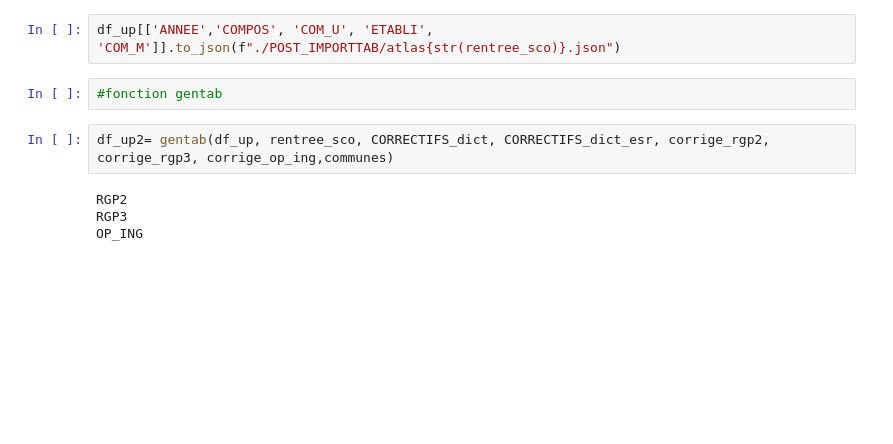
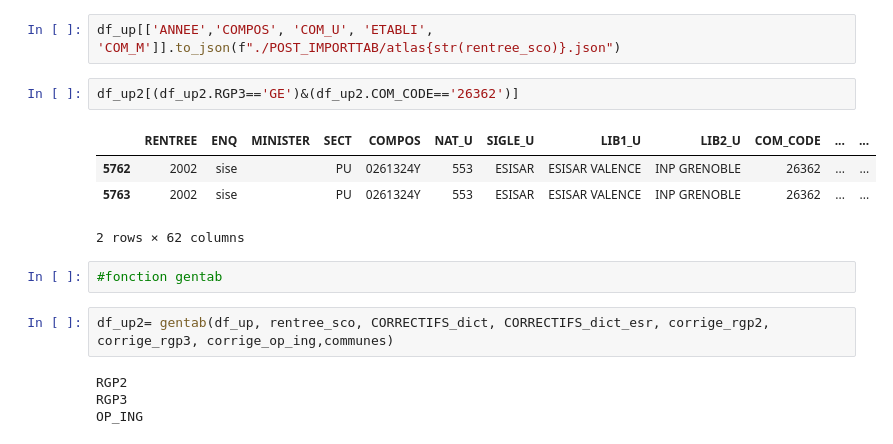
Before and after one commit to dataesr/atlas-opendata, a Jupyter notebook: 1_opendata_altlas_features_to_correct.ipynb, the cells around one changed output. Saved outputs shown, nothing was run; the diff lists cells and outputs as text; blank space fills up the shorter version.

```diff
--- a/1_opendata_altlas_features_to_correct.ipynb
+++ b/1_opendata_altlas_features_to_correct.ipynb
@@ -145,5 +135,12 @@ df_up.loc[df_up.FORMAT=='None']
 # %%
 df_up[['ANNEE','COMPOS', 'COM_U', 'ETABLI', 'COM_M']].to_json(f"./POST_IMPORTTAB/atlas{str(rentree_sco)}.json")
+# %%
+df_up2[(df_up2.RGP3=='GE')&(df_up2.COM_CODE=='26362')]
+# %% [output]
+|  | RENTREE | ENQ | MINISTER | SECT | COMPOS | NAT_U | SIGLE_U | LIB1_U | LIB2_U | COM_CODE | ... | ... |
+| 5762 | 2002 | sise |  | PU | 0261324Y | 553 | ESISAR | ESISAR VALENCE | INP GRENOBLE | 26362 | ... | ... |
+| 5763 | 2002 | sise |  | PU | 0261324Y | 553 | ESISAR | ESISAR VALENCE | INP GRENOBLE | 26362 | ... | ... |
+2 rows × 62 columns
 # %%
 #fonction gentab
 # %%
```
Also changed, not shown: parts of 14 cells of this notebook, 4 other files.
